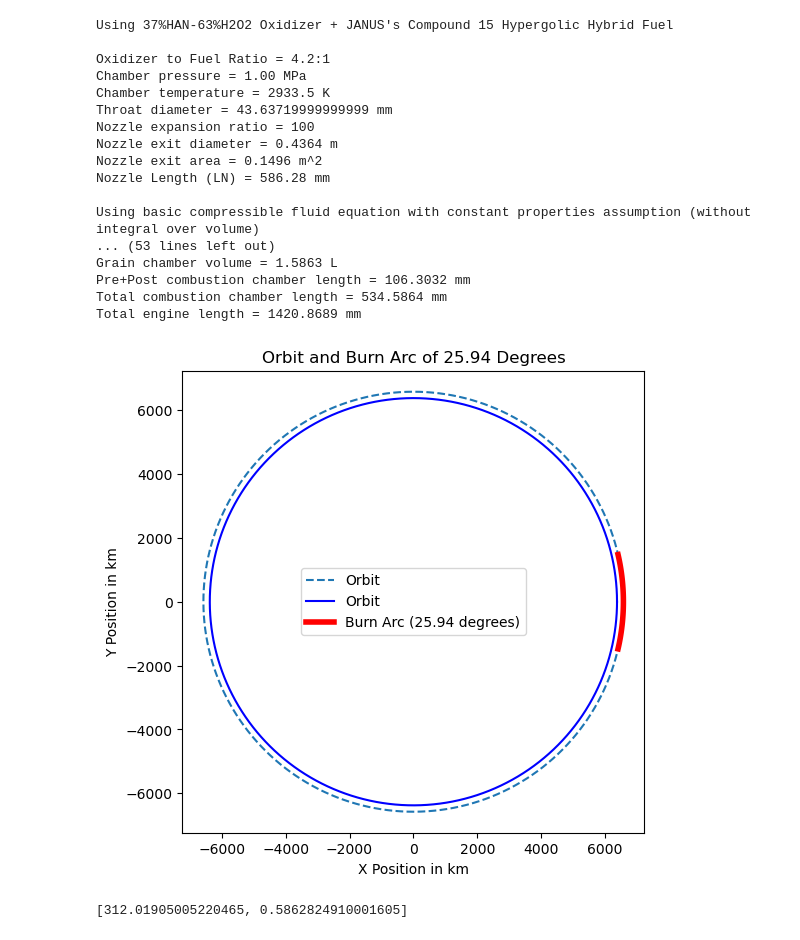
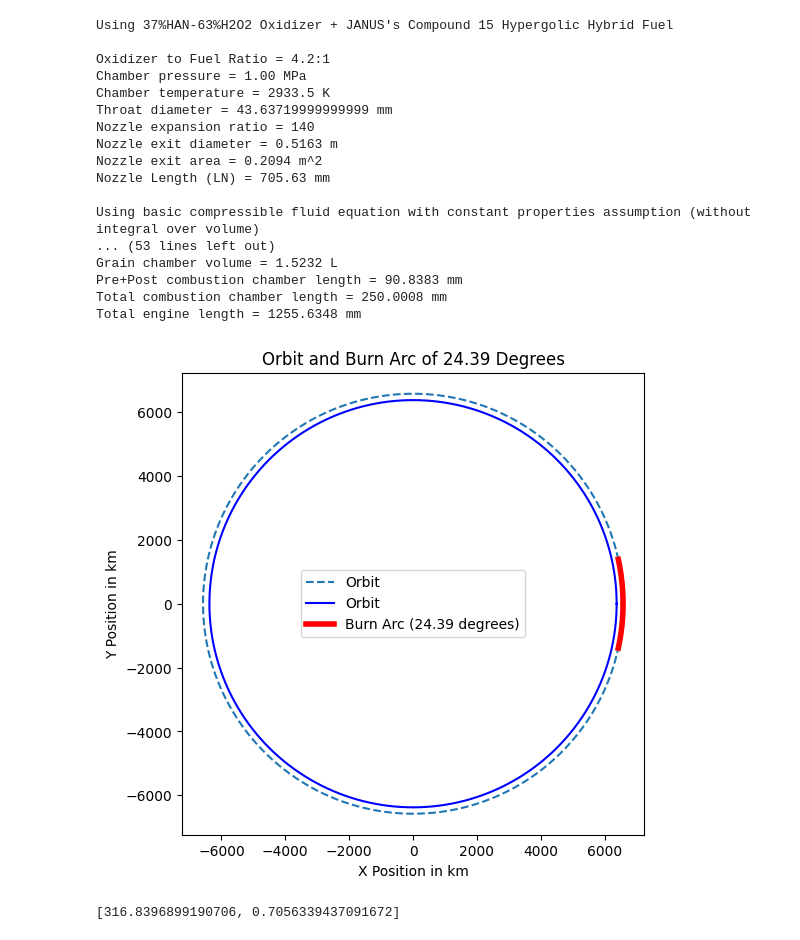
Before and after one commit to krainrpmt/Senior-Project-Electric-Turbopump, a Jupyter notebook: Pump Specification Calculator.ipynb, the cells around one changed output. Cells and saved outputs as stored; diff of their text form; code cells hidden in the pictures.

```diff
--- a/Pump Specification Calculator.ipynb
+++ b/Pump Specification Calculator.ipynb
@@ -93,11 +91,12 @@ def rocket_performance(Name, Pc, dt, Tc, gamma_comb, gamma_exit, R_comb, R_exit,
 
 
     CEA_mass_initial = CEA_mass_propellant + mass_dry
-    CEA_mass_f1 = mass_initial * math.exp(-delta_v1 / CEA_ve)
+    CEA_mass_f1 = CEA_mass_initial * math.exp(-delta_v1 / CEA_ve)
 
     # Calculate propellant mass required for first burn
     mass_propellant_parking = mass_initial - mass_f1
-    CEA_mass_propellant_parking = mass_initial - CEA_mass_f1
+
+    CEA_mass_propellant_parking = CEA_mass_initial - CEA_mass_f1
 
     # Calculate final mass after second burn
     mass_f2 = mass_f1 * math.exp(-delta_v2 / ve)
@@ -112,8 +111,8 @@ def rocket_performance(Name, Pc, dt, Tc, gamma_comb, gamma_exit, R_comb, R_exit,
     parking_burn_time = mass_propellant_parking * OF / (OF+1) / oxidizer_mass_flow_rate
     injection_burn_time = mass_propellant_injection * OF / (OF+1) / oxidizer_mass_flow_rate
 
-    CEA_parking_burn_time = CEA_mass_propellant_parking * OF / (OF+1) / oxidizer_mass_flow_rate
-    CEA_injection_burn_time = CEA_mass_propellant_injection * OF / (OF+1) / oxidizer_mass_flow_rate
+    CEA_parking_burn_time = CEA_mass_propellant_parking * OF / (OF+1) / CEA_oxidizer_mass_flow_rate
+    CEA_injection_burn_time = CEA_mass_propellant_injection * OF / (OF+1) / CEA_oxidizer_mass_flow_rate
 
     # Calculate the orbital period at LEO (T)
     LEO_period = 2 * math.pi * math.sqrt(r1**3 / mu)
@@ -334,42 +333,42 @@ def rocket_performance(Name, Pc, dt, Tc, gamma_comb, gamma_exit, R_comb, R_exit,
 # From CEA, gamma at combustion chamber is 1.1371, and nozzle exit 1.2420, avg. 1.18955
 # From CEA, Gas Constant (R) at combustion chamber is (8.3144598 J/mol-K)/21.468e-3, and nozzle exit (8.3144598 J/mol-K)/21.930e-3, avg. = 383.215917
 # Assumed Ac/At = 10 (typical range, smaller the engine larger the Ac/At) in CEA. It doesn't affect rocket performance but the mixing of fuel (we assume the propellants are mixed properly)
 #gamma_exit=1.2420  R_exit=8.3144598/21.930e-3
 
 #print(rocket_performance(Name = '37%HAN-63%H2O2 + RP-1 Propellant', Pc=30e5, dt=0.0254, Tc=2975.78, gamma_comb=1.1371, gamma_exit=1.2420, R_comb=8.3144598/21.468e-3, R_exit=8.3144598/21.930e-3, OF=6.3, Pa=0, g0=9.807, mass_dry=100, nozzle_expansion_ratio=125, density_ox=1550, h1=200e3, h2=35786e3, disp=False)[1])
 
 #CEA-Run
 #rocket_performance(Name = '37%HAN-63%H2O2 + RP-1 Propellant', Pc=30e5, dt=0.0254*1, Tc=2975.78, gamma_comb=1.1371, gamma_exit=1.2420, R_comb=8.3144598/21.468e-3, R_exit=8.3144598/21.930e-3, OF=6.3, Pa=0, g0=9.807, mass_dry=140, nozzle_expansion_ratio=80, density_ox=1550, density_fuel=800, h1=200e3, h2=35786e3, L_star=1.0, disp=True)
 
 
 #rocket_performance(Name = '37%HAN-63%H2O2 + RP-1 Propellant', Pc=20e5, dt=0.0254*1.23, Tc=2991.8, gamma_comb=1.1266, gamma_exit=1.2252, R_comb=8.3144598/23.276e-3, R_exit=8.3144598/24.086e-3, OF=4.2, Pa=0, g0=9.807, mass_dry=140, nozzle_expansion_ratio=140, density_ox=1550, density_fuel=1522, h1=200e3, h2=35786e3, L_star=1.0, disp=True)
 
 #CEA-Run Hybrid Engine JANUS Compound 15 + HAN+H2O2
 
 #CEA Real Output : CEA_Me, CEA_v_sonic, CEA_c_star, CEA_Te, CEA_Pe, CEA_Isp
-set_of_cea_results = [4.738, 663.0, 1622.0, 1042.62,0.00706e5,3255.9/9.807]
+set_of_cea_results = [4.994, 638.5, 1622.0, 964.03,0.00460e5,3292.7/9.807]
 
-rocket_performance(Name = "37%HAN-63%H2O2 Oxidizer + JANUS's Compound 15 Hypergolic Hybrid Fuel", Pc=10e5, dt=0.0254*1.718, Tc=2933.5, gamma_comb=1.1225, gamma_exit=1.2249, R_comb=359.4664851, R_exit=345.1988624, OF=4.2, Pa=0, g0=9.807, mass_dry=180, nozzle_expansion_ratio=100, density_ox=1550, density_fuel=1522, h1=200e3, h2=35786e3, L_star=4, a=2.6676e-5, n=0.5, iter_num=1000, CEA_res = set_of_cea_results, disp=True)
+rocket_performance(Name = "37%HAN-63%H2O2 Oxidizer + JANUS's Compound 15 Hypergolic Hybrid Fuel", Pc=10e5, dt=0.0254*1.718, Tc=2933.5, gamma_comb=1.1225, gamma_exit=1.2249, R_comb=359.4664851, R_exit=345.1988624, OF=4.2, Pa=0, g0=9.807, mass_dry=180, nozzle_expansion_ratio=140, density_ox=1550, density_fuel=1522, h1=200e3, h2=35786e3, L_star=4, a=7.3472e-5, n=0.5, iter_num=1000, CEA_res = set_of_cea_results, disp=True)
 
 #RPA-Run
 #rocket_performance(Name = '37%HAN-63%H2O2 + RP-1 Propellant', Pc=30e5, dt=0.02565*1, Tc=2821.9317, gamma_comb=1.1467, gamma_exit=1.2524, R_comb=8.3144598/22.3014e-3, R_exit=8.3144598/22.6760e-3, OF=7.1, Pa=0, g0=9.807, mass_dry=140, nozzle_expansion_ratio=125, density_ox=1550, density_fuel=800, h1=200e3, h2=35786e3, disp=True)
 # %% [output]
 Using 37%HAN-63%H2O2 Oxidizer + JANUS's Compound 15 Hypergolic Hybrid Fuel
 
 Oxidizer to Fuel Ratio = 4.2:1
 Chamber pressure = 1.00 MPa
 Chamber temperature = 2933.5 K
 Throat diameter = 43.63719999999999 mm
-Nozzle expansion ratio = 100
-Nozzle exit diameter = 0.4364 m
-Nozzle exit area = 0.1496 m^2
-Nozzle Length (LN) = 586.28 mm
+Nozzle expansion ratio = 140
+Nozzle exit diameter = 0.5163 m
+Nozzle exit area = 0.2094 m^2
+Nozzle Length (LN) = 705.63 mm
 
 Using basic compressible fluid equation with constant properties assumption (without integral over volume)
 ... (53 lines left out)
-Grain chamber volume = 1.5863 L
-Pre+Post combustion chamber length = 106.3032 mm
-Total combustion chamber length = 534.5864 mm
-Total engine length = 1420.8689 mm
+Grain chamber volume = 1.5232 L
+Pre+Post combustion chamber length = 90.8383 mm
+Total combustion chamber length = 250.0008 mm
+Total engine length = 1255.6348 mm
-[figure, old version]
+[figure, new version]
-[312.01905005220465, 0.5862824910001605]
+[316.8396899190706, 0.7056339437091672]
```
Also changed, not shown: parts of 1 cell of this notebook, 1 other file.
